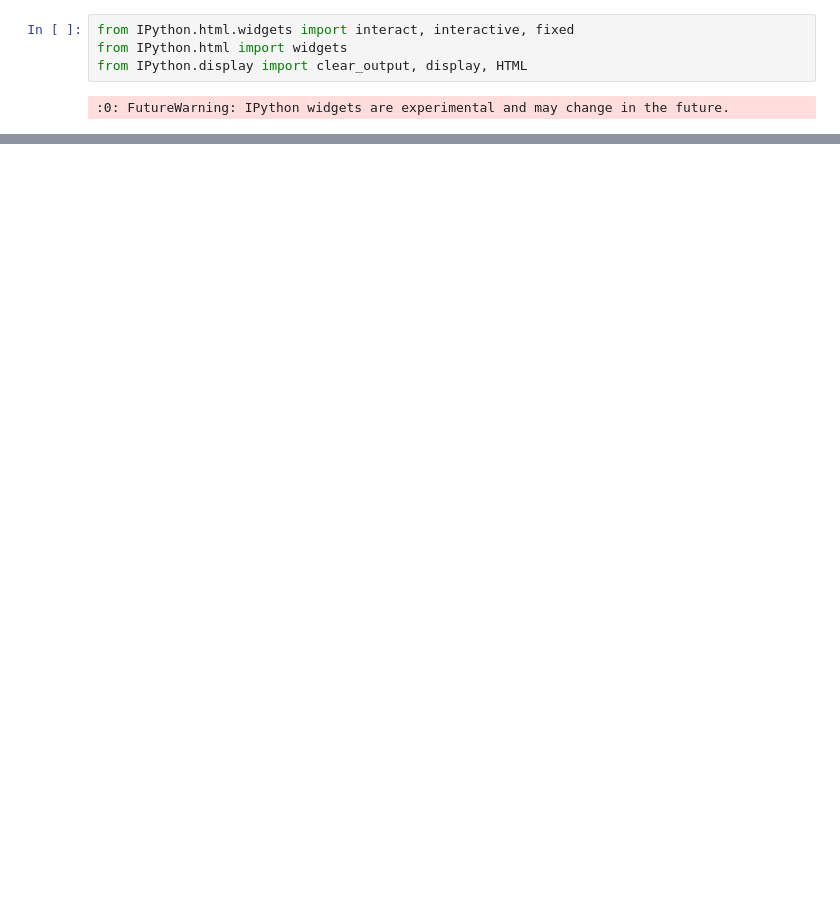
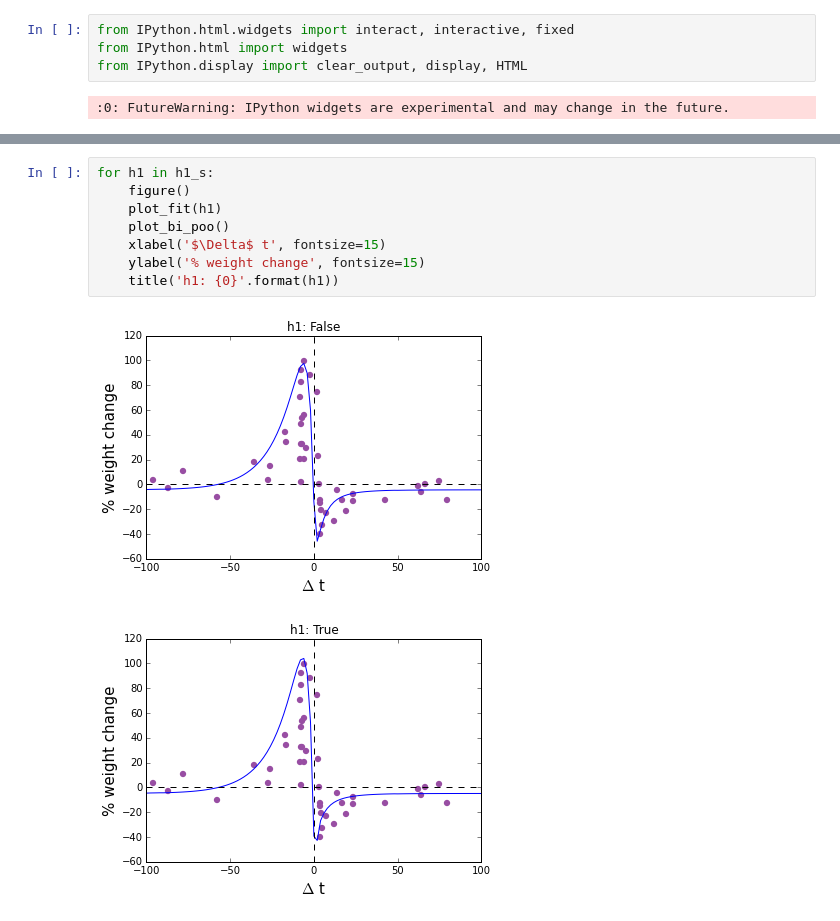
Before and after one commit to dspicher/STDP_Multicompartment, a Jupyter notebook: bi_poo/bi_poo_vary_and_h_fits.ipynb, the cells around one changed output, grey strips where cells are left out. Drawn from its saved outputs; the diff is of its cells as text; blank space fills up the shorter version.

```diff
--- a/bi_poo/bi_poo_vary_and_h_fits.ipynb
+++ b/bi_poo/bi_poo_vary_and_h_fits.ipynb
@@ -37,0 +80,11 @@ from IPython.display import clear_output, display, HTML
+# %%
+for h1 in h1_s:
+    figure()
+    plot_fit(h1)
+    plot_bi_poo()
+    xlabel('$\Delta$ t', fontsize=15)
+    ylabel('% weight change', fontsize=15)
+    title('h1: {0}'.format(h1))
+# %% [output]
+[figure, added]
+[figure, added]
```
Also changed, not shown: parts of 20 cells of this notebook, 1 other file.
